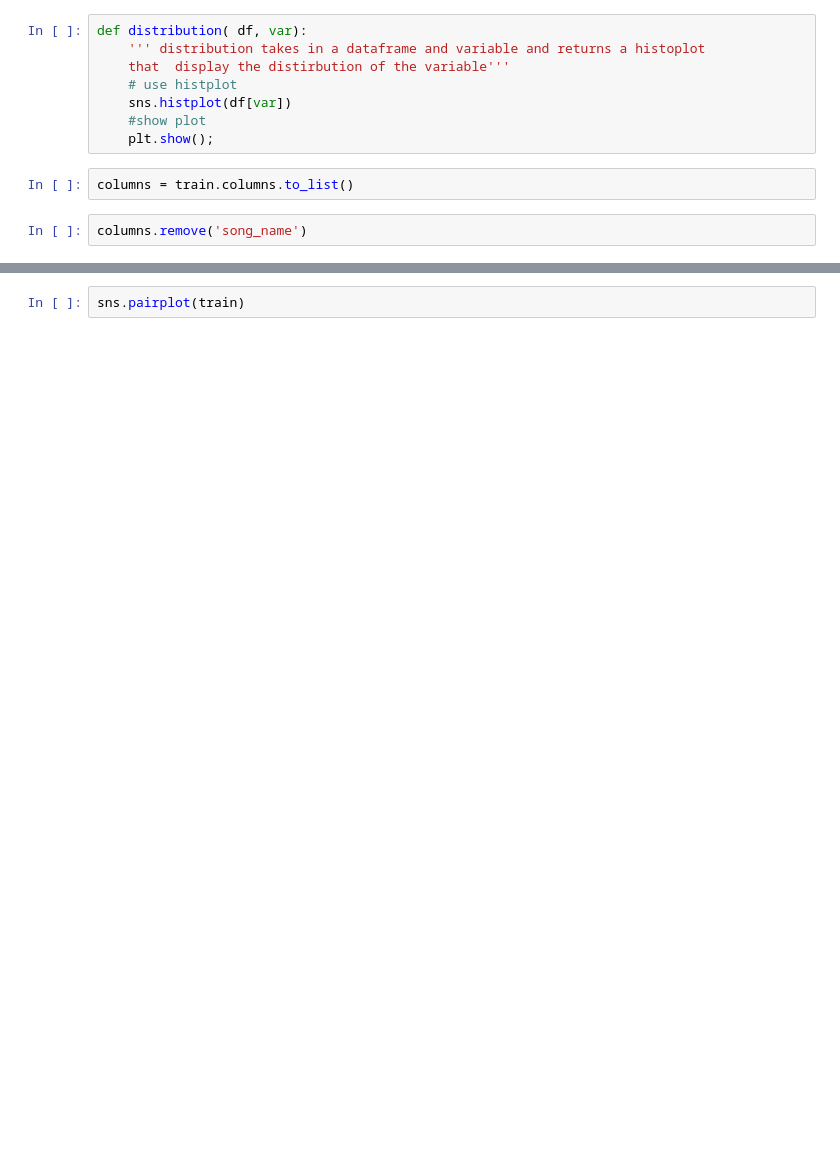
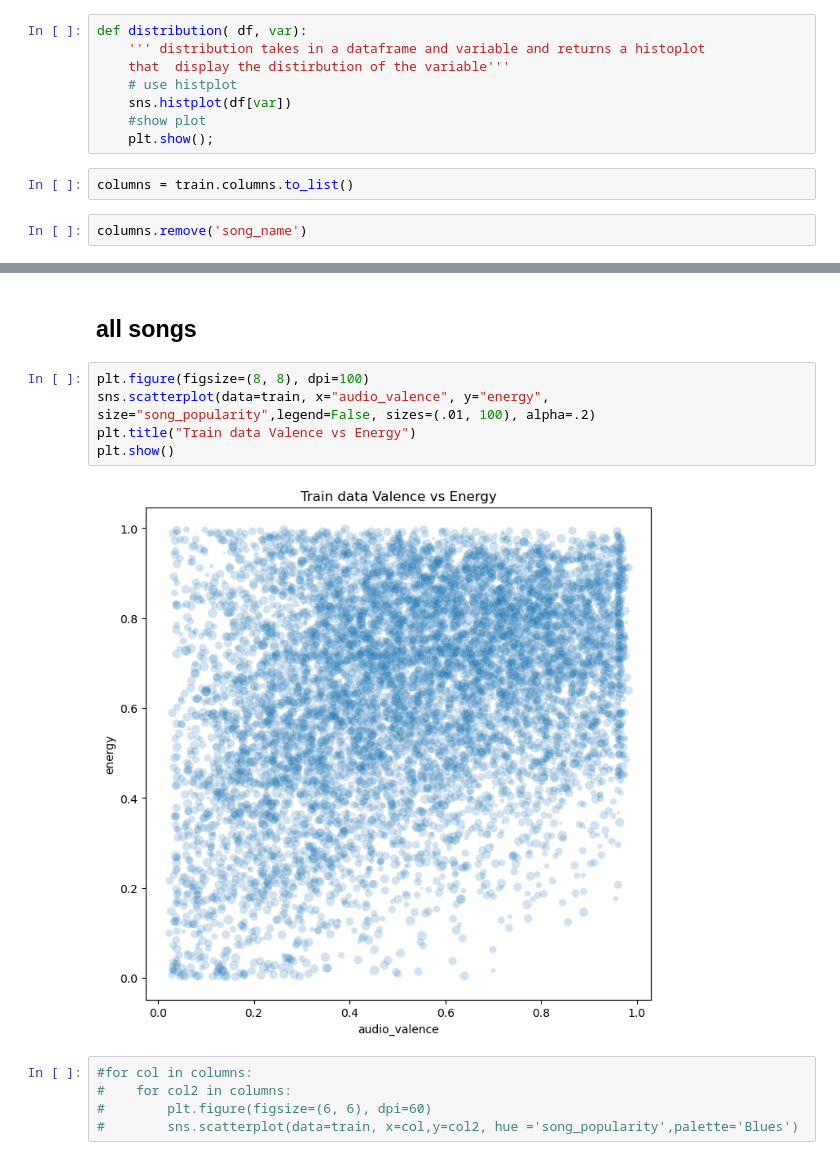
Before and after one commit to Yvette-Ibarra/song_popularity_prediction, a Jupyter notebook: workbook1_song_popularity.ipynb, the cells around one changed output, grey strips where cells are left out. Saved outputs shown, nothing was run; the diff lists cells and outputs as text; blank space fills up the shorter version.

```diff
--- a/workbook1_song_popularity.ipynb
+++ b/workbook1_song_popularity.ipynb
@@ -213,2 +248,14 @@ for col in columns:
-# %%
-sns.pairplot(train)
+# %% [markdown]
+## all songs
+# %%
+plt.figure(figsize=(8, 8), dpi=100)
+sns.scatterplot(data=train, x="audio_valence", y="energy", size="song_popularity",legend=False, sizes=(.01, 100), alpha=.2)
+plt.title("Train data Valence vs Energy")
+plt.show()
+# %% [output]
+[figure, added]
+# %%
+#for col in columns:
+#    for col2 in columns:
+#        plt.figure(figsize=(6, 6), dpi=60)
+#        sns.scatterplot(data=train, x=col,y=col2, hue ='song_popularity',palette='Blues')
```
Also changed, not shown: parts of 27 cells of this notebook.
